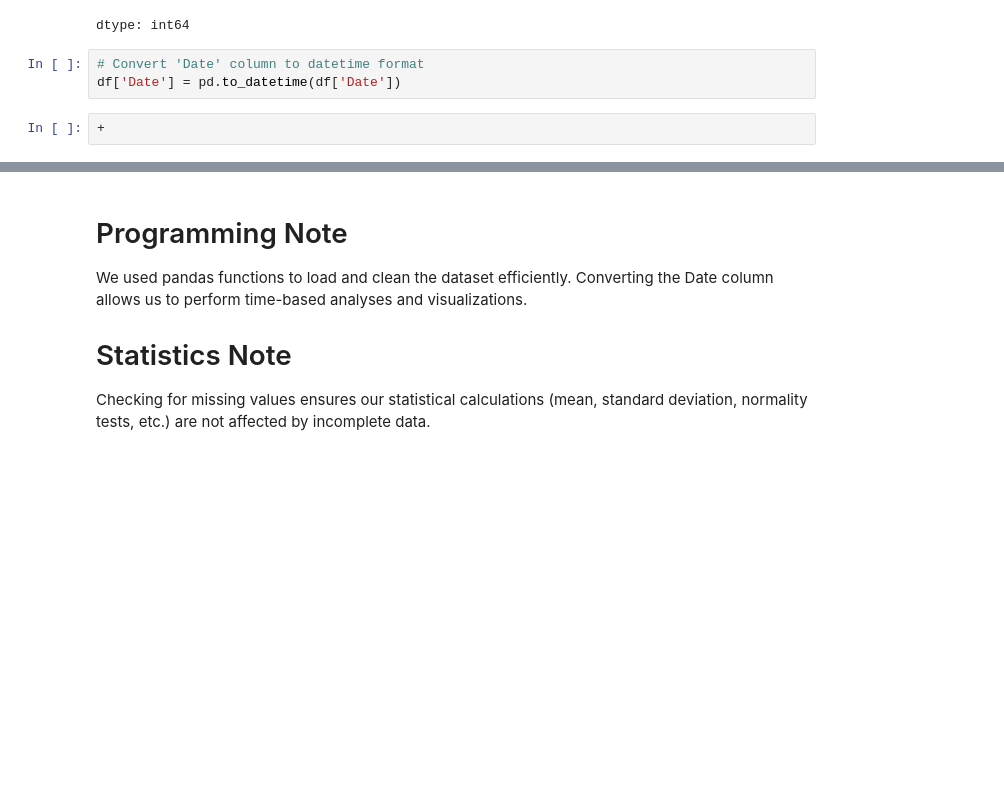
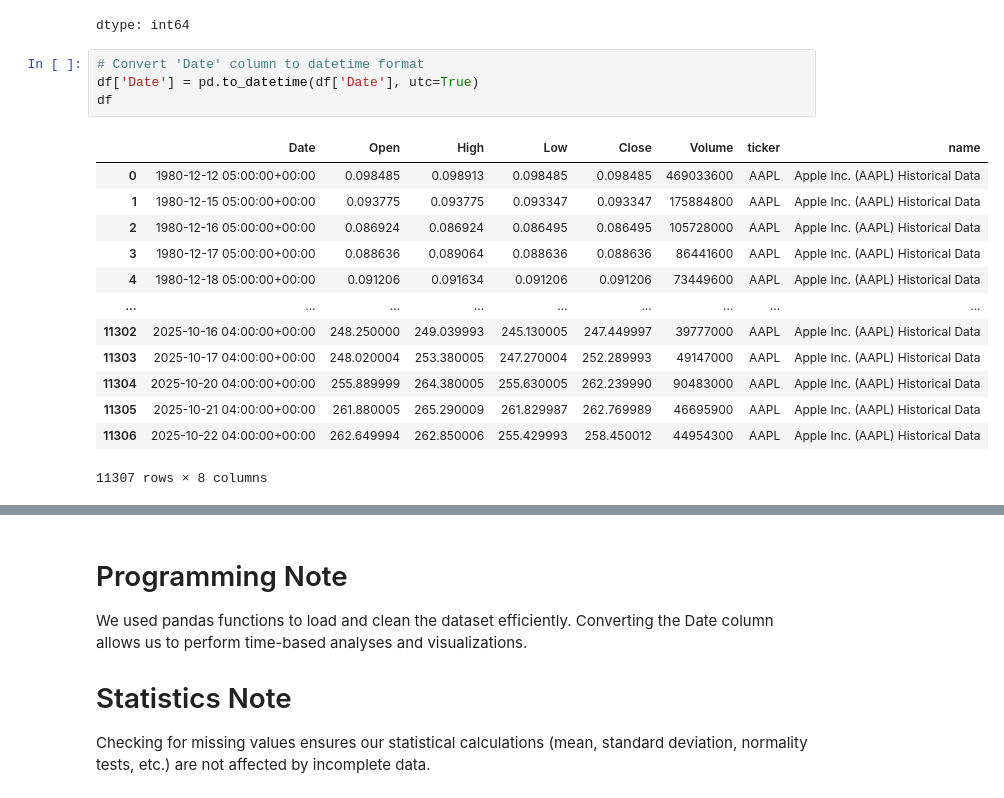
Before and after one commit to Ikrammsr/apple-stock-analysis-project, a Jupyter notebook: apple_stock_analysis_v2.ipynb, the cells around one changed output, grey strips where cells are left out. Drawn from its saved outputs; the diff is of its cells as text; blank space fills up the shorter version.

```diff
--- a/apple_stock_analysis_v2.ipynb
+++ b/apple_stock_analysis_v2.ipynb
@@ -111,9 +111,22 @@ df.isnull().sum()
 dtype: int64
 # %%
 # Convert 'Date' column to datetime format
-df['Date'] = pd.to_datetime(df['Date'])
+df['Date'] = pd.to_datetime(df['Date'], utc=True)
+df
+# %% [output]
+|  | Date | Open | High | Low | Close | Volume | ticker | name |
+| 0 | 1980-12-12 05:00:00+00:00 | 0.098485 | 0.098913 | 0.098485 | 0.098485 | 469033600 | AAPL | Apple Inc. (AAPL) Historical Data |
+| 1 | 1980-12-15 05:00:00+00:00 | 0.093775 | 0.093775 | 0.093347 | 0.093347 | 175884800 | AAPL | Apple Inc. (AAPL) Historical Data |
+| 2 | 1980-12-16 05:00:00+00:00 | 0.086924 | 0.086924 | 0.086495 | 0.086495 | 105728000 | AAPL | Apple Inc. (AAPL) Historical Data |
+| 3 | 1980-12-17 05:00:00+00:00 | 0.088636 | 0.089064 | 0.088636 | 0.088636 | 86441600 | AAPL | Apple Inc. (AAPL) Historical Data |
+| 4 | 1980-12-18 05:00:00+00:00 | 0.091206 | 0.091634 | 0.091206 | 0.091206 | 73449600 | AAPL | Apple Inc. (AAPL) Historical Data |
+| ... | ... | ... | ... | ... | ... | ... | ... | ... |
+| 11302 | 2025-10-16 04:00:00+00:00 | 248.250000 | 249.039993 | 245.130005 | 247.449997 | 39777000 | AAPL | Apple Inc. (AAPL) Historical Data |
+| 11303 | 2025-10-17 04:00:00+00:00 | 248.020004 | 253.380005 | 247.270004 | 252.289993 | 49147000 | AAPL | Apple Inc. (AAPL) Historical Data |
+| 11304 | 2025-10-20 04:00:00+00:00 | 255.889999 | 264.380005 | 255.630005 | 262.239990 | 90483000 | AAPL | Apple Inc. (AAPL) Historical Data |
+| 11305 | 2025-10-21 04:00:00+00:00 | 261.880005 | 265.290009 | 261.829987 | 262.769989 | 46695900 | AAPL | Apple Inc. (AAPL) Historical Data |
+| 11306 | 2025-10-22 04:00:00+00:00 | 262.649994 | 262.850006 | 255.429993 | 258.450012 | 44954300 | AAPL | Apple Inc. (AAPL) Historical Data |
+11307 rows × 8 columns
-# %%
-+
 # %%
 # Sort by date just in case
 df=df.sort_values("Date").reset_index(drop=True)
```
Also changed, not shown: parts of 1 cell of this notebook.
